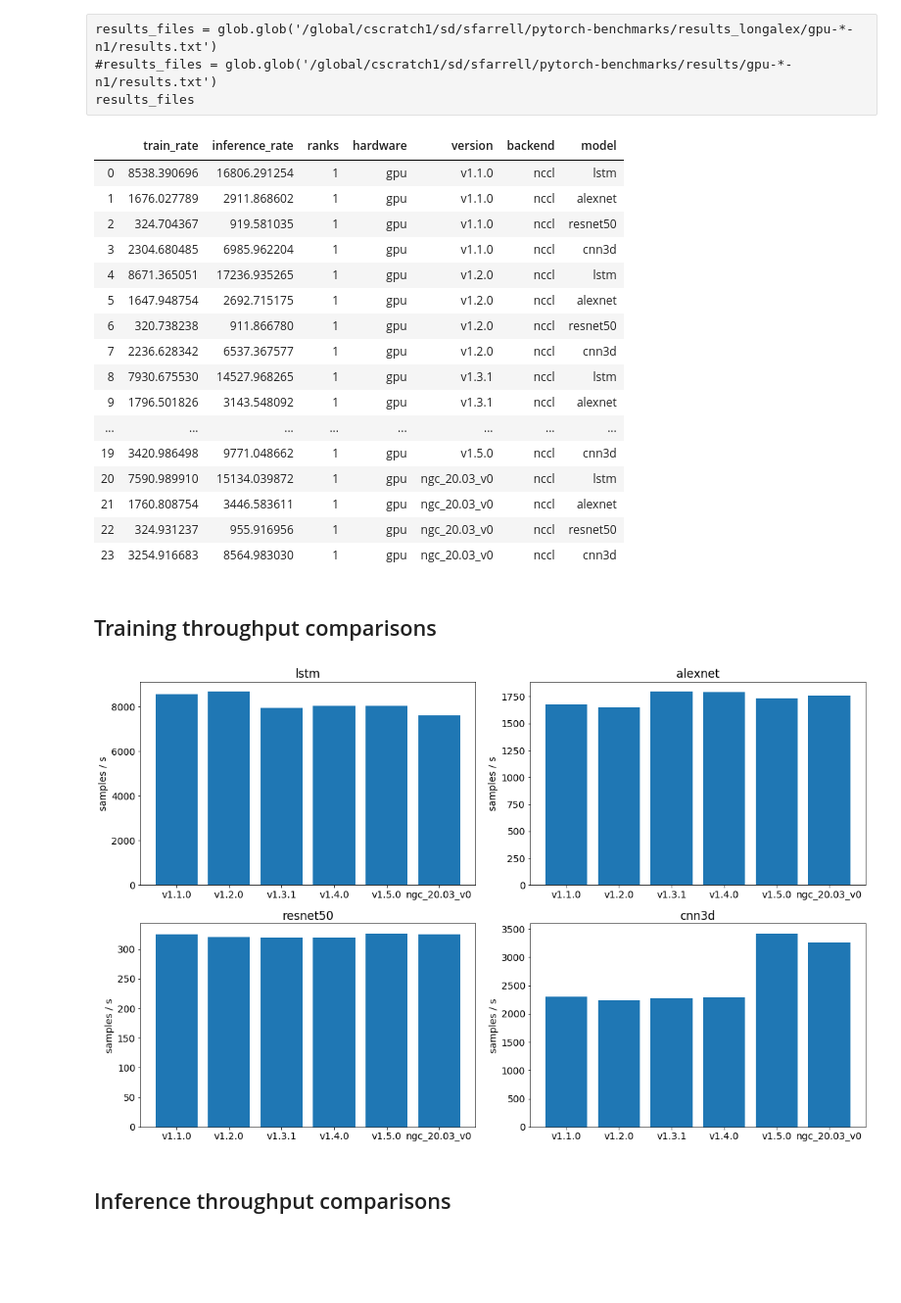
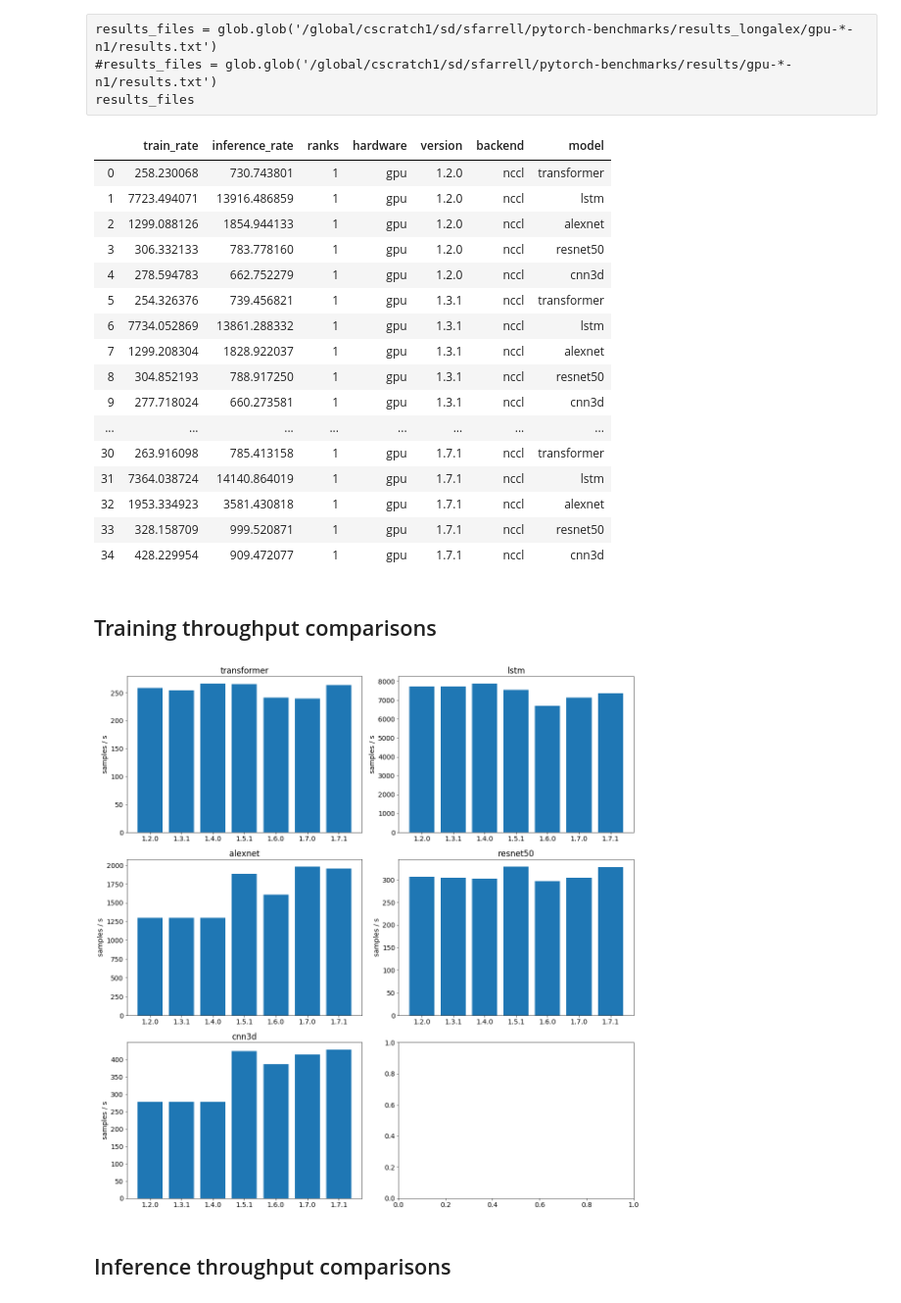
Before and after one commit to sparticlesteve/pytorch-benchmarks, a Jupyter notebook: notebooks/SoftwareAnalysisGPU.ipynb, the cells around one changed output. Shown at 98% size. Saved outputs shown, nothing was run; the diff lists cells and outputs as text; code cells hidden in the pictures; blank space fills up the shorter version.

Commit message:
updating analysis results

```diff
--- a/notebooks/SoftwareAnalysisGPU.ipynb
+++ b/notebooks/SoftwareAnalysisGPU.ipynb
@@ -28,11 +37,13 @@ gpu-v1.5.0-gloo-n16/       gpu-v1.5.0-nccl-n16/  knl-v1.5.0-mpi-n1/
 # %%
 versions = [
-    'v1.1.0',
     'v1.2.0',
     'v1.3.1',
     'v1.4.0',
-    'v1.5.0',
-    'ngc_20.03_v0',
+    'v1.5.1',
+    'v1.6.0',
+    '1.7.0',
+    '1.7.1',
+    #'ngc_20.10_v0',
 ]
 
 results_files = [f'/global/cscratch1/sd/sfarrell/pytorch-benchmarks/results/gpu-{version}-nccl-n1/results.txt'
@@ -52,44 +64,45 @@ results_files
 # %%
 results = [pd.read_csv(f, delim_whitespace=True) for f in results_files]
 results = pd.concat(results, ignore_index=True, sort=False)
+results.version = results.version.apply(lambda s: s.lstrip('v'))
 
 results
 # %% [output]
 |  | train_rate | inference_rate | ranks | hardware | version | backend | model |
-| 0 | 8538.390696 | 16806.291254 | 1 | gpu | v1.1.0 | nccl | lstm |
-| 1 | 1676.027789 | 2911.868602 | 1 | gpu | v1.1.0 | nccl | alexnet |
-| 2 | 324.704367 | 919.581035 | 1 | gpu | v1.1.0 | nccl | resnet50 |
-| 3 | 2304.680485 | 6985.962204 | 1 | gpu | v1.1.0 | nccl | cnn3d |
-| 4 | 8671.365051 | 17236.935265 | 1 | gpu | v1.2.0 | nccl | lstm |
-| 5 | 1647.948754 | 2692.715175 | 1 | gpu | v1.2.0 | nccl | alexnet |
-| 6 | 320.738238 | 911.866780 | 1 | gpu | v1.2.0 | nccl | resnet50 |
-| 7 | 2236.628342 | 6537.367577 | 1 | gpu | v1.2.0 | nccl | cnn3d |
-| 8 | 7930.675530 | 14527.968265 | 1 | gpu | v1.3.1 | nccl | lstm |
-| 9 | 1796.501826 | 3143.548092 | 1 | gpu | v1.3.1 | nccl | alexnet |
+| 0 | 258.230068 | 730.743801 | 1 | gpu | 1.2.0 | nccl | transformer |
+| 1 | 7723.494071 | 13916.486859 | 1 | gpu | 1.2.0 | nccl | lstm |
+| 2 | 1299.088126 | 1854.944133 | 1 | gpu | 1.2.0 | nccl | alexnet |
+| 3 | 306.332133 | 783.778160 | 1 | gpu | 1.2.0 | nccl | resnet50 |
+| 4 | 278.594783 | 662.752279 | 1 | gpu | 1.2.0 | nccl | cnn3d |
+| 5 | 254.326376 | 739.456821 | 1 | gpu | 1.3.1 | nccl | transformer |
+| 6 | 7734.052869 | 13861.288332 | 1 | gpu | 1.3.1 | nccl | lstm |
+| 7 | 1299.208304 | 1828.922037 | 1 | gpu | 1.3.1 | nccl | alexnet |
+| 8 | 304.852193 | 788.917250 | 1 | gpu | 1.3.1 | nccl | resnet50 |
+| 9 | 277.718024 | 660.273581 | 1 | gpu | 1.3.1 | nccl | cnn3d |
 | ... | ... | ... | ... | ... | ... | ... | ... |
-| 19 | 3420.986498 | 9771.048662 | 1 | gpu | v1.5.0 | nccl | cnn3d |
-| 20 | 7590.989910 | 15134.039872 | 1 | gpu | ngc_20.03_v0 | nccl | lstm |
-| 21 | 1760.808754 | 3446.583611 | 1 | gpu | ngc_20.03_v0 | nccl | alexnet |
-| 22 | 324.931237 | 955.916956 | 1 | gpu | ngc_20.03_v0 | nccl | resnet50 |
-| 23 | 3254.916683 | 8564.983030 | 1 | gpu | ngc_20.03_v0 | nccl | cnn3d |
+| 30 | 263.916098 | 785.413158 | 1 | gpu | 1.7.1 | nccl | transformer |
+| 31 | 7364.038724 | 14140.864019 | 1 | gpu | 1.7.1 | nccl | lstm |
+| 32 | 1953.334923 | 3581.430818 | 1 | gpu | 1.7.1 | nccl | alexnet |
+| 33 | 328.158709 | 999.520871 | 1 | gpu | 1.7.1 | nccl | resnet50 |
+| 34 | 428.229954 | 909.472077 | 1 | gpu | 1.7.1 | nccl | cnn3d |
 # %% [markdown]
 ## Training throughput comparisons
 # %%
 models = results.model.unique()
 # %%
-fig, axs = plt.subplots(nrows=2, ncols=2, figsize=(16, 10))
+fig, axs = plt.subplots(nrows=3, ncols=2, figsize=(16, 16))
 axs = axs.flatten()
 
 for i, model in enumerate(models):
     ax = axs[i]
     model_results = results[results.model == model] #.sort_values('version')
     ax.bar(model_results.version, model_results.train_rate)
     ax.set_title(model)
     ax.set_ylabel('samples / s')
 
 plt.tight_layout()
 # %% [output]
-[figure, old version]
+[figure, new version]
 # %% [markdown]
 ## Inference throughput comparisons
 # %%
```
Also changed, not shown: parts of 3 cells of this notebook, 3 other files.
